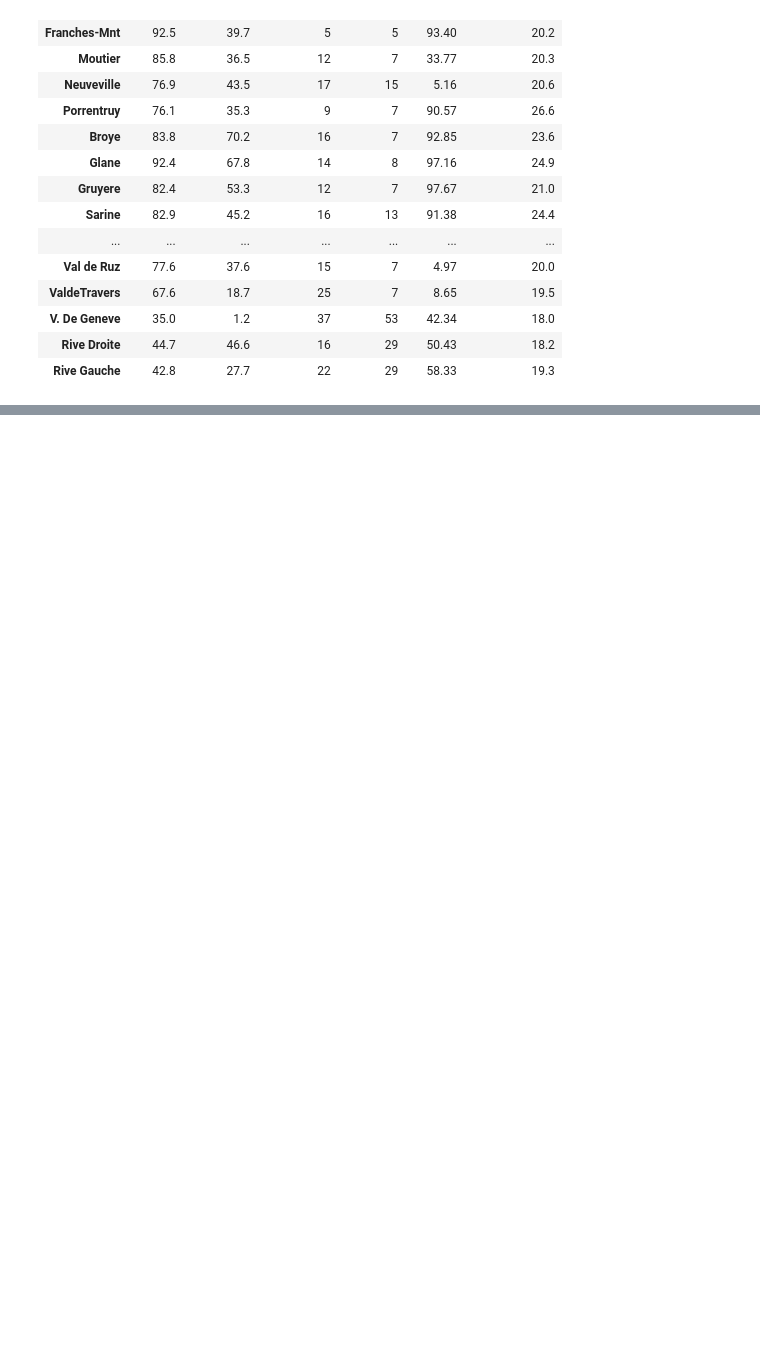
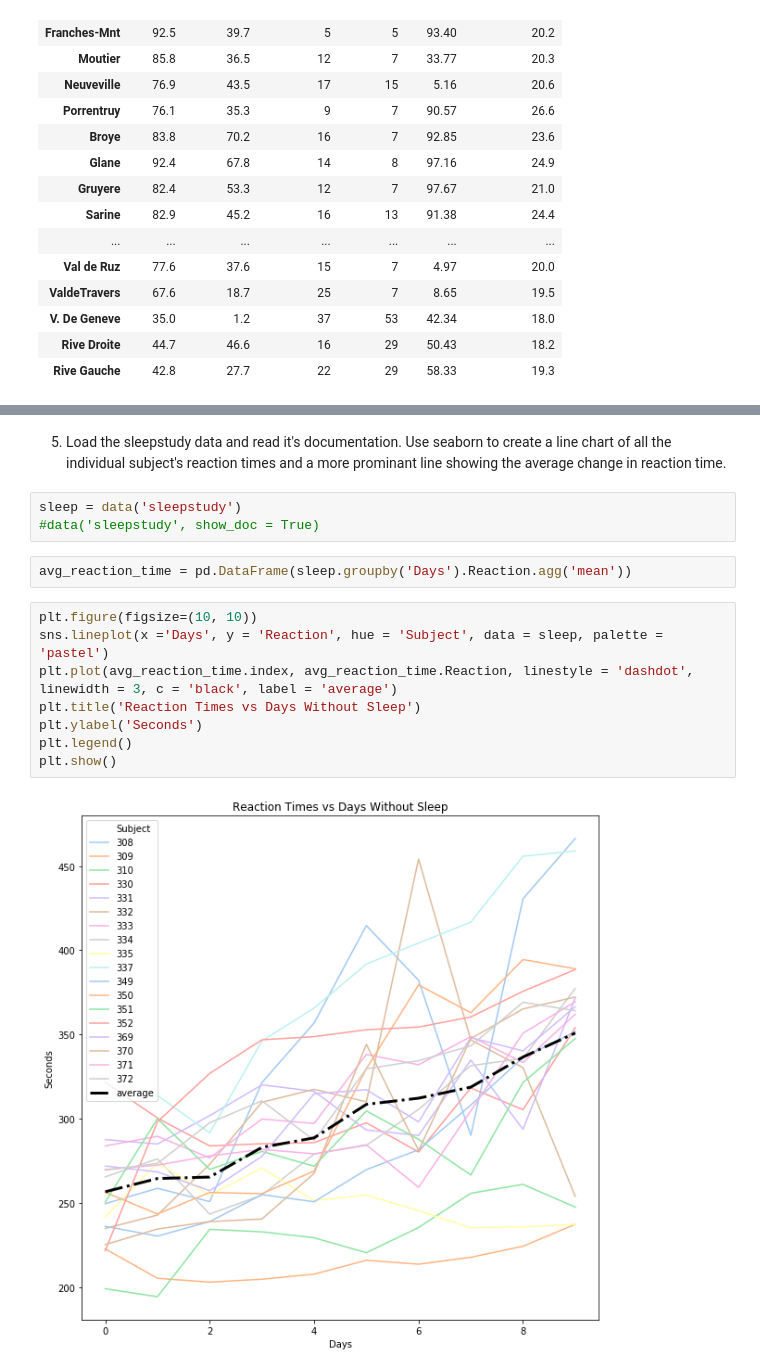
Before and after one commit to gilbert-noriega-ii/numpy-pandas-visualization-exercises, a Jupyter notebook: seaborn_exercises.ipynb, the cells around one changed output, grey strips where cells are left out. Saved outputs shown, nothing was run; the diff lists cells and outputs as text; blank space fills up the shorter version.

```diff
--- a/seaborn_exercises.ipynb
+++ b/seaborn_exercises.ipynb
@@ -159,0 +235,17 @@ plt.show()
+# %% [markdown]
+5) Load the sleepstudy data and read it's documentation. Use seaborn to create a line chart of all the individual subject's reaction times and a more prominant line showing the average change in reaction time.
+# %%
+sleep = data('sleepstudy')
+#data('sleepstudy', show_doc = True)
+# %%
+avg_reaction_time = pd.DataFrame(sleep.groupby('Days').Reaction.agg('mean'))
+# %%
+plt.figure(figsize=(10, 10))
+sns.lineplot(x ='Days', y = 'Reaction', hue = 'Subject', data = sleep, palette = 'pastel')
+plt.plot(avg_reaction_time.index, avg_reaction_time.Reaction, linestyle = 'dashdot', linewidth = 3, c = 'black', label = 'average')
+plt.title('Reaction Times vs Days Without Sleep')
+plt.ylabel('Seconds')
+plt.legend()
+plt.show()
+# %% [output]
+[figure, added]
```
Also changed, not shown: parts of 12 cells of this notebook.
